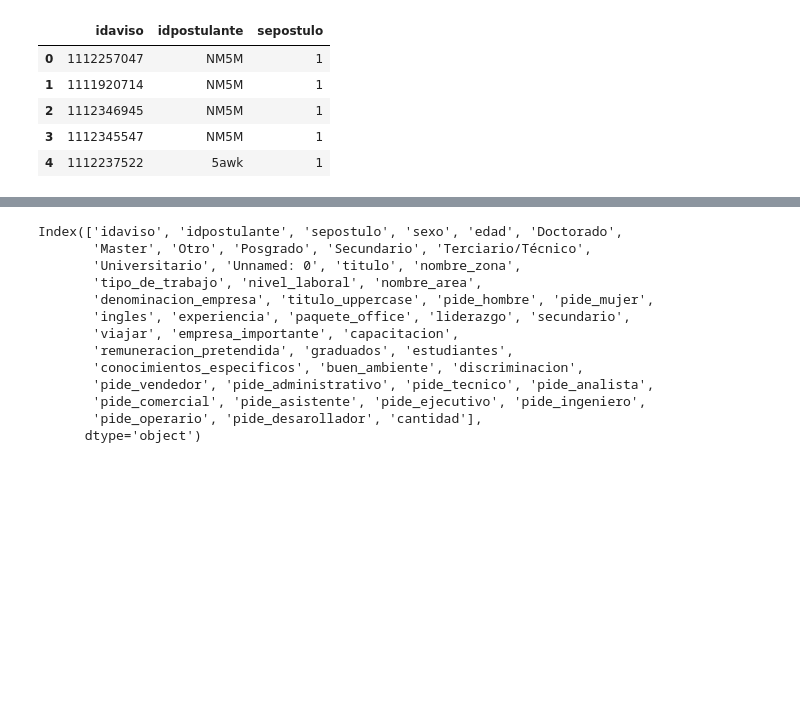
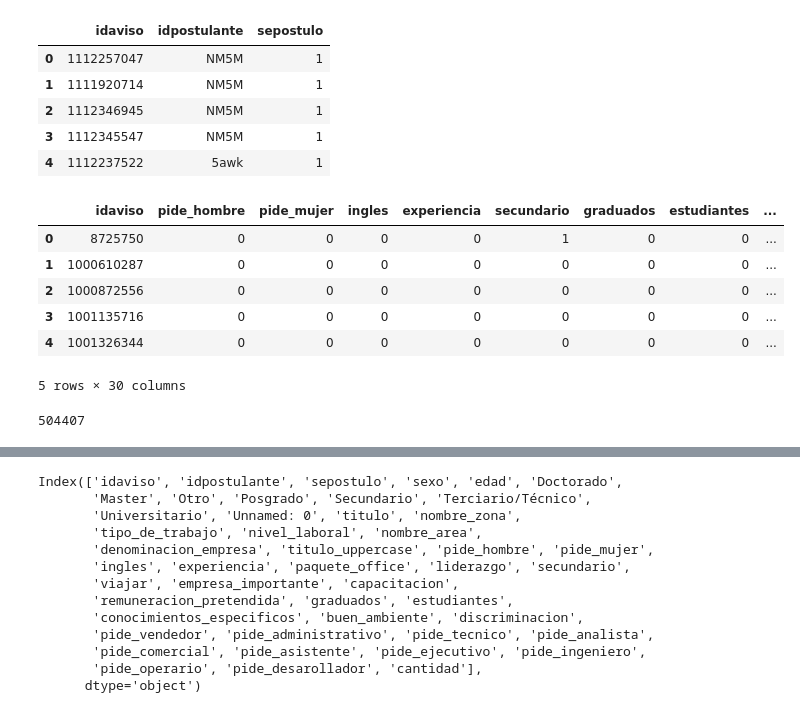
Before and after one commit to urielkelman/abracadata, a Jupyter notebook: TP2/Uriel - D. LIGTHBM con nuevos features.ipynb, the cells around one changed output, grey strips where cells are left out. Saved outputs shown, nothing was run; the diff lists cells and outputs as text; code cells hidden in the pictures; blank space fills up the shorter version.

```diff
--- a/TP2/Uriel - D. LIGTHBM con nuevos features.ipynb
+++ b/TP2/Uriel - D. LIGTHBM con nuevos features.ipynb
@@ -110,6 +95,20 @@ postulaciones.head()
 | 2 | 1112346945 | NM5M | 1 |
 | 3 | 1112345547 | NM5M | 1 |
 | 4 | 1112237522 | 5awk | 1 |
+# %%
+avisos.head()
+# %% [output]
+|  | idaviso | pide_hombre | pide_mujer | ingles | experiencia | secundario | graduados | estudiantes | ... |
+| 0 | 8725750 | 0 | 0 | 0 | 0 | 1 | 0 | 0 | ... |
+| 1 | 1000610287 | 0 | 0 | 0 | 0 | 0 | 0 | 0 | ... |
+| 2 | 1000872556 | 0 | 0 | 0 | 0 | 0 | 0 | 0 | ... |
+| 3 | 1001135716 | 0 | 0 | 0 | 0 | 0 | 0 | 0 | ... |
+| 4 | 1001326344 | 0 | 0 | 0 | 0 | 0 | 0 | 0 | ... |
+5 rows × 30 columns
+# %%
+len(postulantes)
+# %% [output]
+504407
 # %%
 postulaciones=postulaciones.append(no_postulaciones, ignore_index=True)
 postulaciones.drop_duplicates(['idaviso','idpostulante'],keep='first',inplace=True)
```
Also changed, not shown: parts of 14 cells of this notebook, 3 other files.
